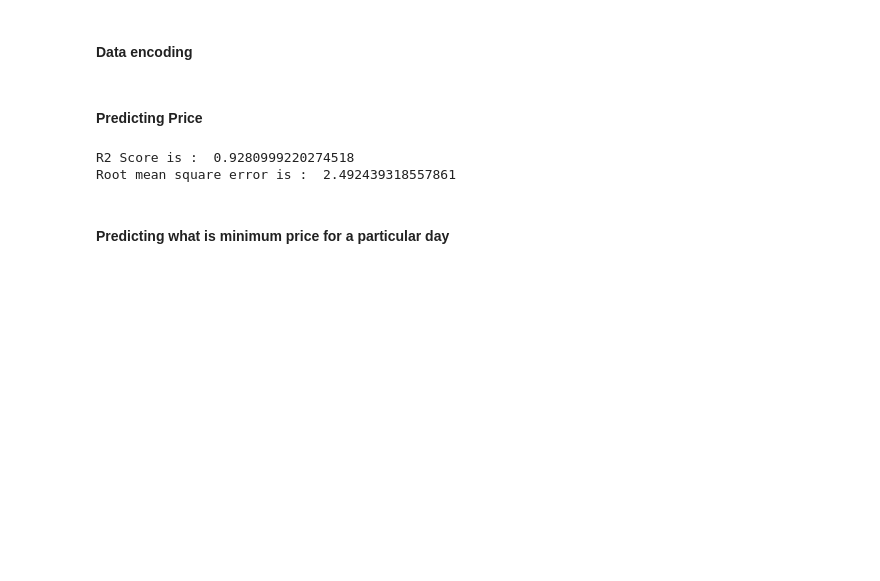
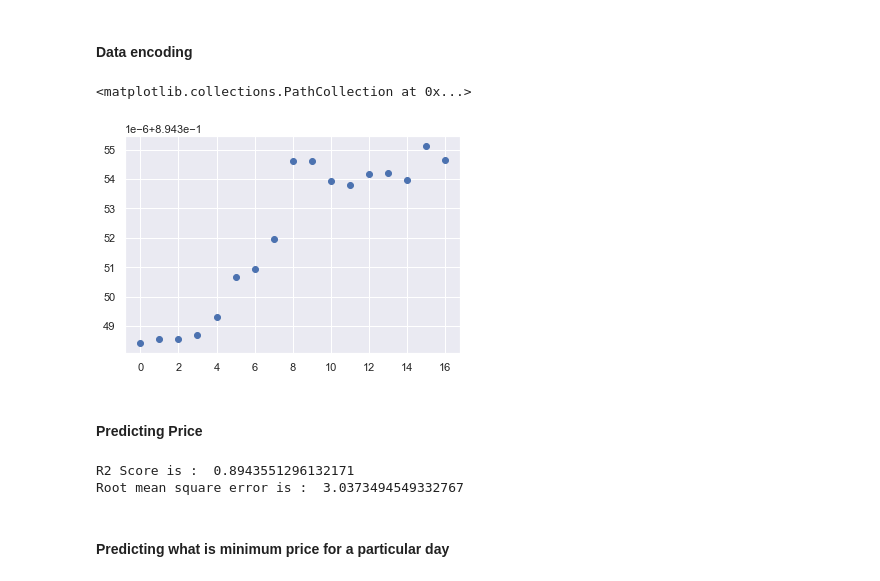
Before and after one commit to itsHarinderjit/Cab-Data-Analysis, a Jupyter notebook: Harinderjit_102017151.ipynb, the cells around one changed output. Drawn from its saved outputs; the diff is of its cells as text; code cells hidden in the pictures; blank space fills up the shorter version.

```diff
--- a/Harinderjit_102017151.ipynb
+++ b/Harinderjit_102017151.ipynb
@@ -86,7 +118,10 @@ df = df.dropna()
 N = df.shape[0]
 # %%
 df.loc[df.cab_type=='Uber','product_id'] = 'Uber'
-df = df.drop(["id","timezone","datetime"],axis="columns")
+df = df.drop(["id","timezone","datetime","apparentTemperature","precipProbability","windSpeed","temperatureHighTime","temperatureLowTime",'apparentTemperatureHigh', 'apparentTemperatureHighTime',
+       'apparentTemperatureLow', 'apparentTemperatureLowTime','dewPoint','visibility.1','sunriseTime', 'sunsetTime', 'moonPhase','uvIndexTime','temperatureMinTime','temperatureMaxTime',
+       'apparentTemperatureMin', 'apparentTemperatureMinTime',
+       'apparentTemperatureMax', 'apparentTemperatureMaxTime','temperatureMin', 'temperatureMax'],axis="columns")
 # %% [markdown]
 ### Data visualization
 # %%
@@ -266,11 +297,50 @@ New_df = pd.get_dummies(df,columns=['source','destination','cab_type','product_i
+# %%
+New_df = df
+New_df['hour'] = New_df['hour'].astype(str)
+r2Lst = []
+
+from sklearn.decomposition import PCA
+for i in range(17) :
+       pca = PCA(n_components=i)
+       pca_df = pd.DataFrame(pca.fit_transform(New_df[['surge_multiplier','latitude','longitude','temperature','precipIntensity','humidity','windGust','windGustTime',
+                                  'visibility','temperatureHigh','temperatureLow','pressure','windBearing','cloudCover',
+                                  'uvIndex','ozone','precipIntensityMax']]))
+       encode_df = New_df[['timestamp', 'hour','source', 'destination',
+       'cab_type', 'product_id', 'name', 'price','short_summary', 'long_summary','icon','distance','day','month']]
+       encode_df = pd.get_dummies(encode_df,columns=['source','destination','cab_type','product_id','name','short_summary','long_summary','icon','hour'],drop_first=False)
+       pca_df = pd.concat([pca_df,encode_df],axis = 1,join = 'inner')
+       x = pca_df.drop(['price'],axis='columns')
+       y = pca_df['price']
+
+       x_train,x_test,y_train,y_test = train_test_split(x,y,train_size=0.7,random_state=10)
+
+       model = linear_model.LinearRegression()
+       model.fit(x_train,y_train)
+       pred_val = model.predict(x_test)
+       r2Score = r2_score(y_test,pred_val)
+       r2Lst.append(r2Score)
+       # print('R2 Score is : ',r2Score)
+       # print('Root mean square error is : ',mean_squared_error(y_test,pred_val,squared=False))
+# %%
+plt.scatter(range(17),r2Lst)
+# %% [output]
+<matplotlib.collections.PathCollection at 0x...>
+[figure, added]
 # %% [markdown]
 #### Predicting Price
 # %%
-
+pca = PCA(n_components=15)
+pca_df = pd.DataFrame(pca.fit_transform(New_df[['surge_multiplier','latitude','longitude','temperature','precipIntensity','humidity','windGust','windGustTime',
+                                  'visibility','temperatureHigh','temperatureLow','pressure','windBearing','cloudCover',
+                                  'uvIndex','ozone','precipIntensityMax']]))
+encode_df = New_df[['timestamp', 'hour','source', 'destination',
+       'cab_type', 'product_id', 'name', 'price','short_summary', 'long_summary','icon','distance','day','month']]
+encode_df = pd.get_dummies(encode_df,columns=['source','destination','cab_type','product_id','name','short_summary','long_summary','icon','hour'],drop_first=False)
+New_df = pd.concat([pca_df,encode_df],axis = 1,join = 'inner')
 x = New_df.drop(['price'],axis='columns')
 y = New_df['price']
 
-x_train,x_test,y_train,y_test = train_test_split(x,y,train_size=0.7,random_state=69)
+x_train,x_test,y_train,y_test = train_test_split(x,y,train_size=0.7,random_state=10)
 
 model = linear_model.LinearRegression()
 model.fit(x_train,y_train)
@@ -278,8 +348,8 @@ pred_val = model.predict(x_test)
 print('R2 Score is : ',r2_score(y_test,pred_val))
 print('Root mean square error is : ',mean_squared_error(y_test,pred_val,squared=False))
 # %% [output]
-R2 Score is :  0.9280999220274518
-Root mean square error is :  2.492439318557861
+R2 Score is :  0.8943551296132171
+Root mean square error is :  3.0373494549332767
 # %% [markdown]
 #### Predicting what is minimum price for a particular day
 # %%
```
Also changed, not shown: parts of 6 cells of this notebook.
